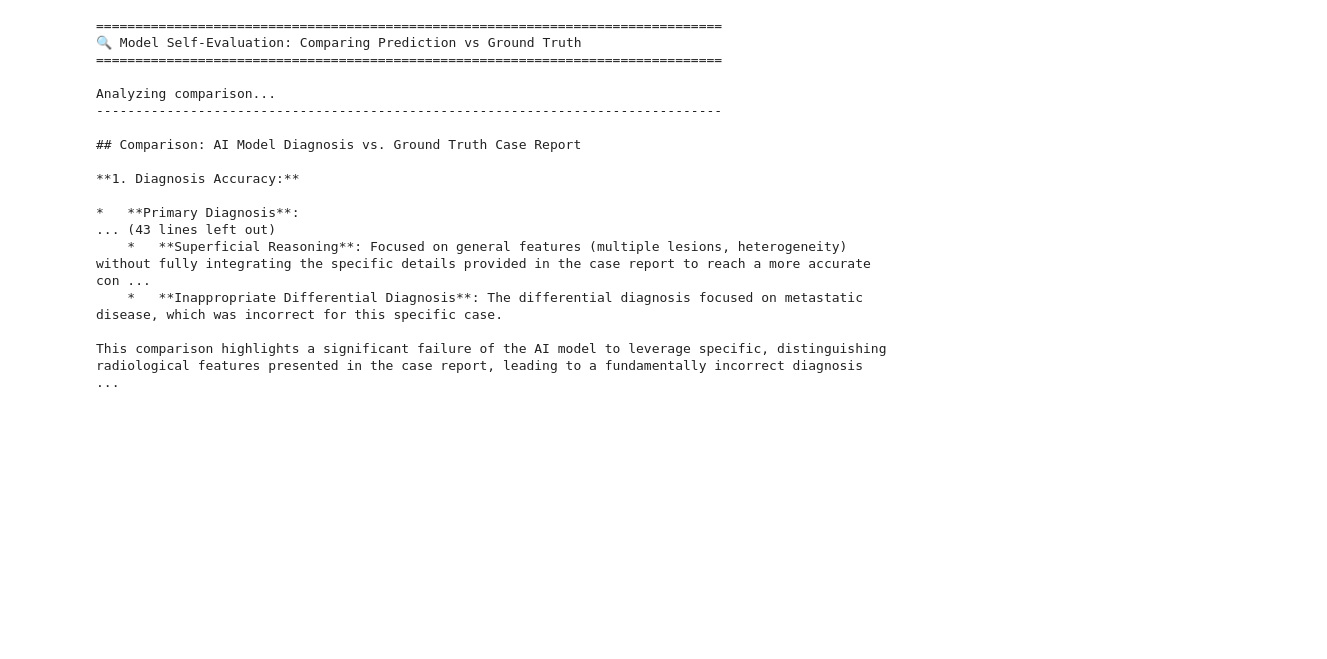
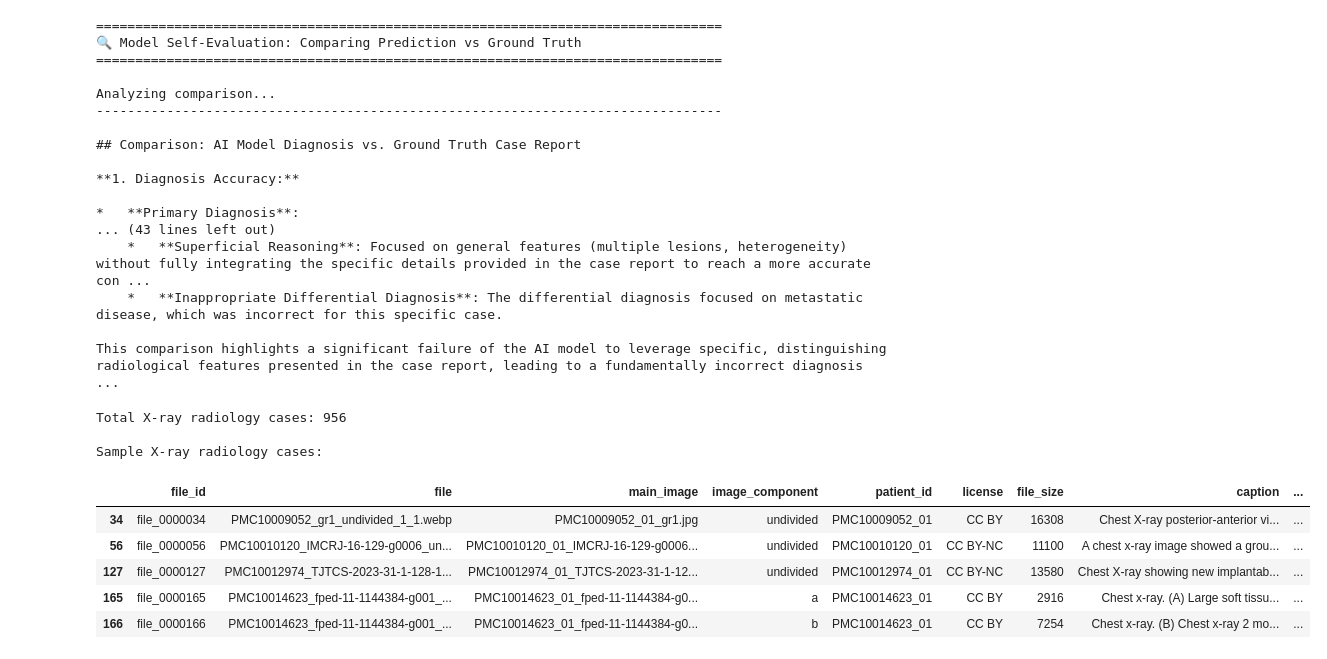
Before and after one commit to TejPotu/MedGemma, a Jupyter notebook: multicare_dataset.ipynb, the cells around one changed output. Saved outputs shown, nothing was run; the diff lists cells and outputs as text; code cells hidden in the pictures; blank space fills up the shorter version.

Commit message:
Chest x-dataset creation code

```diff
--- a/multicare_dataset.ipynb
+++ b/multicare_dataset.ipynb
@@ -390,3 +390,28 @@ Analyzing comparison...
     *   **Inappropriate Differential Diagnosis**: The differential diagnosis focused on metastatic disease, which was incorrect for this specific case.
 
 This comparison highlights a significant failure of the AI model to leverage specific, distinguishing radiological features presented in the case report, leading to a fundamentally incorrect diagnosis ...
+# %%
+import pandas as pd
+
+cases_df = pd.read_csv('medical_datasets/whole_multicare_dataset/captions_and_labels.csv')
+
+# get the rows with image_subtype = x_ray, image_type = radiology, and substring 'chest x-ray' in caption
+mask = (
+    (cases_df['image_subtype'] == 'x_ray') &
+    (cases_df['image_type'] == 'radiology') &
+    (cases_df['caption'].str.contains(r'chest\s*x-?ray', case=False, na=False))
+)
+xray_radiology_cases = cases_df[mask]
+print(f"Total X-ray radiology cases: {len(xray_radiology_cases)}")
+print("\nSample X-ray radiology cases:")
+xray_radiology_cases.head(5)
+# %% [output]
+Total X-ray radiology cases: 956
+
+Sample X-ray radiology cases:
+|  | file_id | file | main_image | image_component | patient_id | license | file_size | caption | ... |
+| 34 | file_0000034 | PMC10009052_gr1_undivided_1_1.webp | PMC10009052_01_gr1.jpg | undivided | PMC10009052_01 | CC BY | 16308 | Chest X-ray posterior-anterior vi... | ... |
+| 56 | file_0000056 | PMC10010120_IMCRJ-16-129-g0006_un... | PMC10010120_01_IMCRJ-16-129-g0006... | undivided | PMC10010120_01 | CC BY-NC | 11100 | A chest x-ray image showed a grou... | ... |
+| 127 | file_0000127 | PMC10012974_TJTCS-2023-31-1-128-1... | PMC10012974_01_TJTCS-2023-31-1-12... | undivided | PMC10012974_01 | CC BY-NC | 13580 | Chest X-ray showing new implantab... | ... |
+| 165 | file_0000165 | PMC10014623_fped-11-1144384-g001_... | PMC10014623_01_fped-11-1144384-g0... | a | PMC10014623_01 | CC BY | 2916 | Chest x-ray. (A) Large soft tissu... | ... |
+| 166 | file_0000166 | PMC10014623_fped-11-1144384-g001_... | PMC10014623_01_fped-11-1144384-g0... | b | PMC10014623_01 | CC BY | 7254 | Chest x-ray. (B) Chest x-ray 2 mo... | ... |
```
Also changed, not shown: parts of 5 cells of this notebook, 30 other files.
